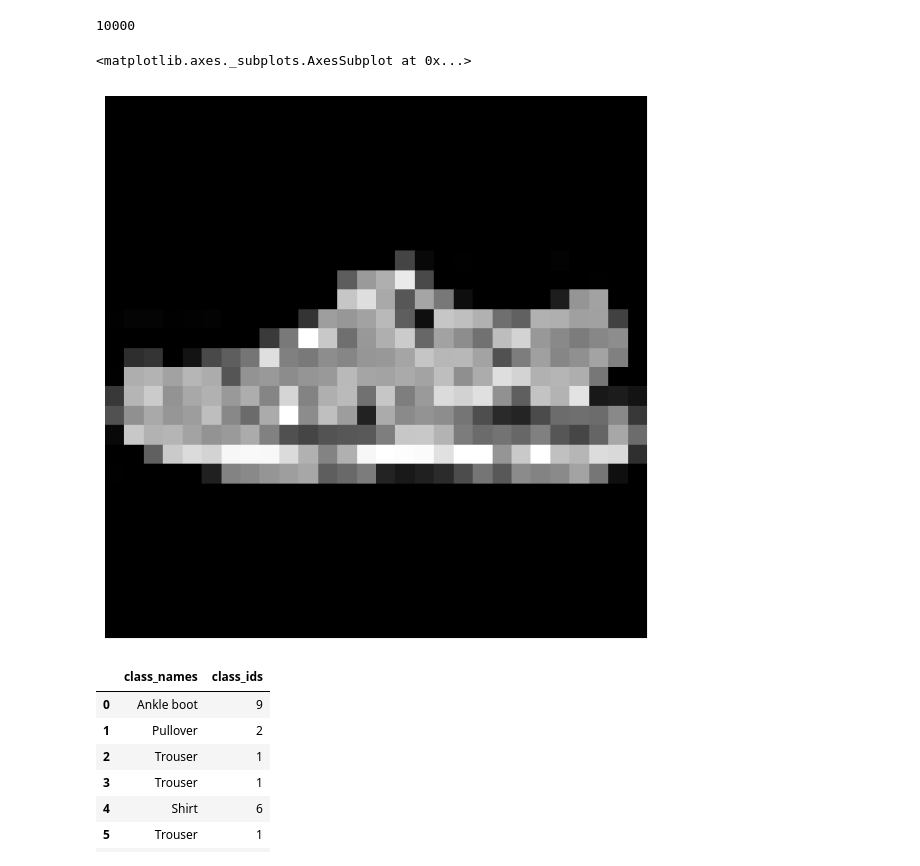
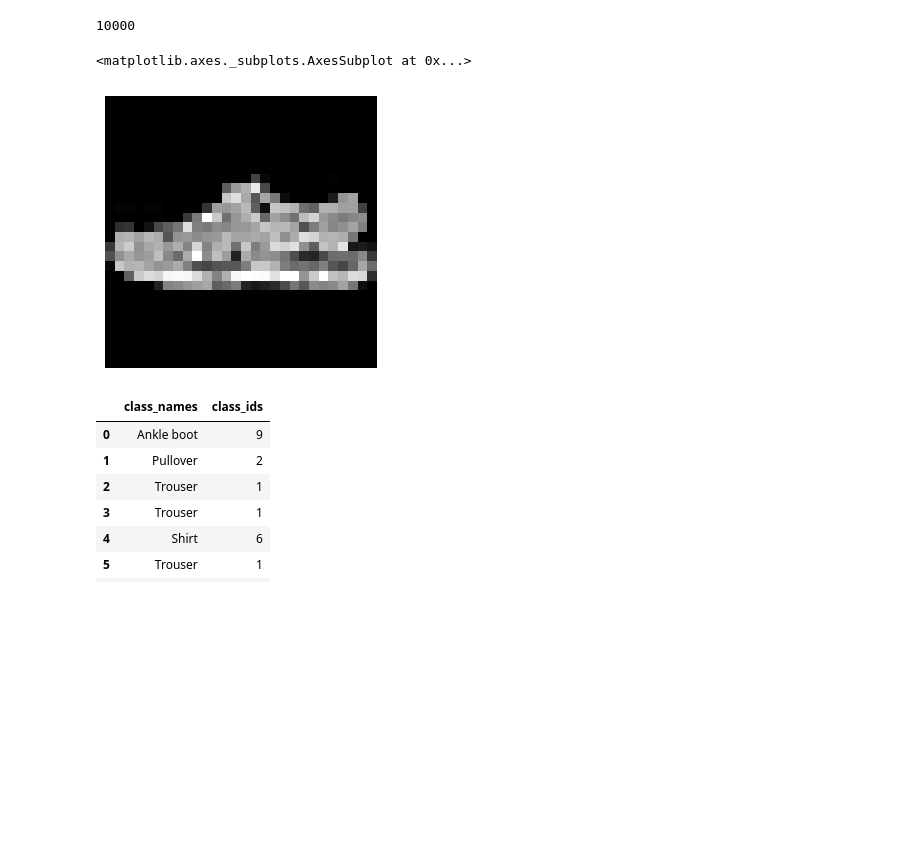
Before and after one commit to mlcollege/image-processing-v2, a Jupyter notebook: notebooks/pytorch_version/2_work_with_pytorch_datasets.ipynb, the cells around one changed output. Cells and saved outputs as stored; diff of their text form; code cells hidden in the pictures; blank space fills up the shorter version.

```diff
--- a/notebooks/pytorch_version/2_work_with_pytorch_datasets.ipynb
+++ b/notebooks/pytorch_version/2_work_with_pytorch_datasets.ipynb
@@ -191,10 +191,10 @@ len(test_dataset)
 # %% [output]
 10000
 # %%
-plot_image(test_dataset[21][0], is_grayscale=True)
+plot_image(test_dataset[21][0], img_reshape=(28, 28), figsize=(5, 5))
 # %% [output]
 <matplotlib.axes._subplots.AxesSubplot at 0x...>
-[figure, old version]
+[figure, new version]
 # %%
 labels = test_dataset.targets
 class_names = list(map(lambda class_id: test_dataset.classes[class_id], labels))
```
Also changed, not shown: 6 other files.
